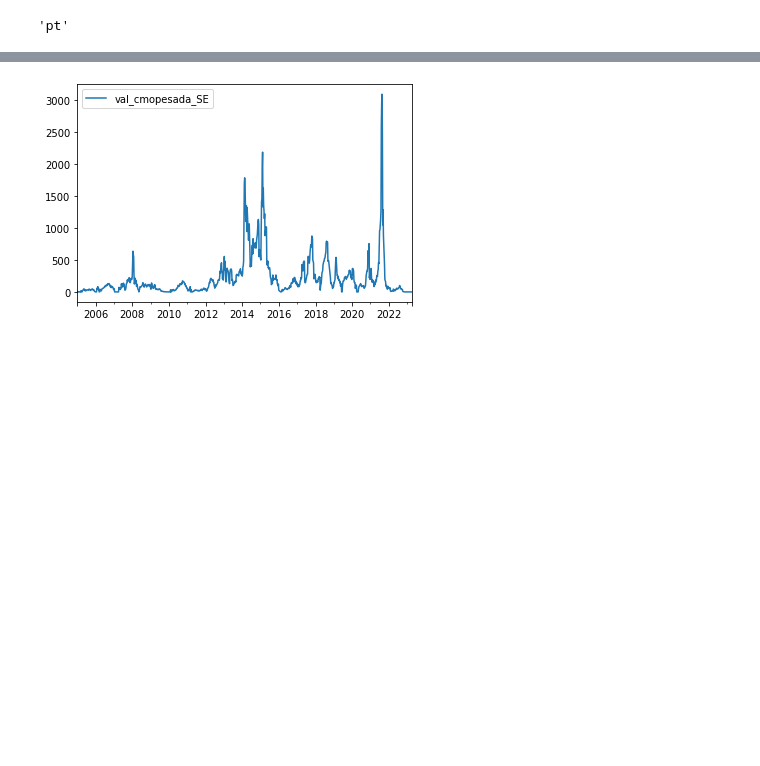
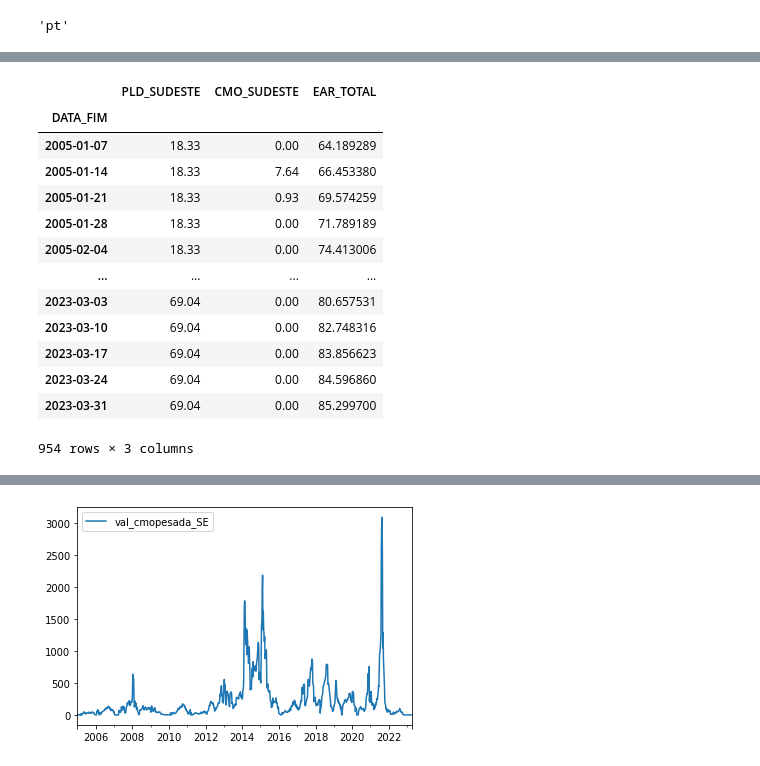
Before and after one commit to Rafa3lAlbuqueruqe/Planejamento_energetico_trabalhos, a Jupyter notebook: Seminário 1 - CMSE/dados_abertos_tratamento.ipynb, the cells around one changed output, grey strips where cells are left out. Drawn from its saved outputs; the diff is of its cells as text; code cells hidden in the pictures; blank space fills up the shorter version.

```diff
--- a/Seminário 1 - CMSE/dados_abertos_tratamento.ipynb
+++ b/Seminário 1 - CMSE/dados_abertos_tratamento.ipynb
@@ -38,0 +62,17 @@ FileNotFoundError: [Errno 2] No such file or directory: 'Seminário 1 - CMSE/PLD
+# %%
+plot_df
+# %% [output]
+|  | PLD_SUDESTE | CMO_SUDESTE | EAR_TOTAL |
+| DATA_FIM |  |  |  |
+| 2005-01-07 | 18.33 | 0.00 | 64.189289 |
+| 2005-01-14 | 18.33 | 7.64 | 66.453380 |
+| 2005-01-21 | 18.33 | 0.93 | 69.574259 |
+| 2005-01-28 | 18.33 | 0.00 | 71.789189 |
+| 2005-02-04 | 18.33 | 0.00 | 74.413006 |
+| ... | ... | ... | ... |
+| 2023-03-03 | 69.04 | 0.00 | 80.657531 |
+| 2023-03-10 | 69.04 | 0.00 | 82.748316 |
+| 2023-03-17 | 69.04 | 0.00 | 83.856623 |
+| 2023-03-24 | 69.04 | 0.00 | 84.596860 |
+| 2023-03-31 | 69.04 | 0.00 | 85.299700 |
+954 rows × 3 columns
```
Also changed, not shown: parts of 9 cells of this notebook, 2 other files.
